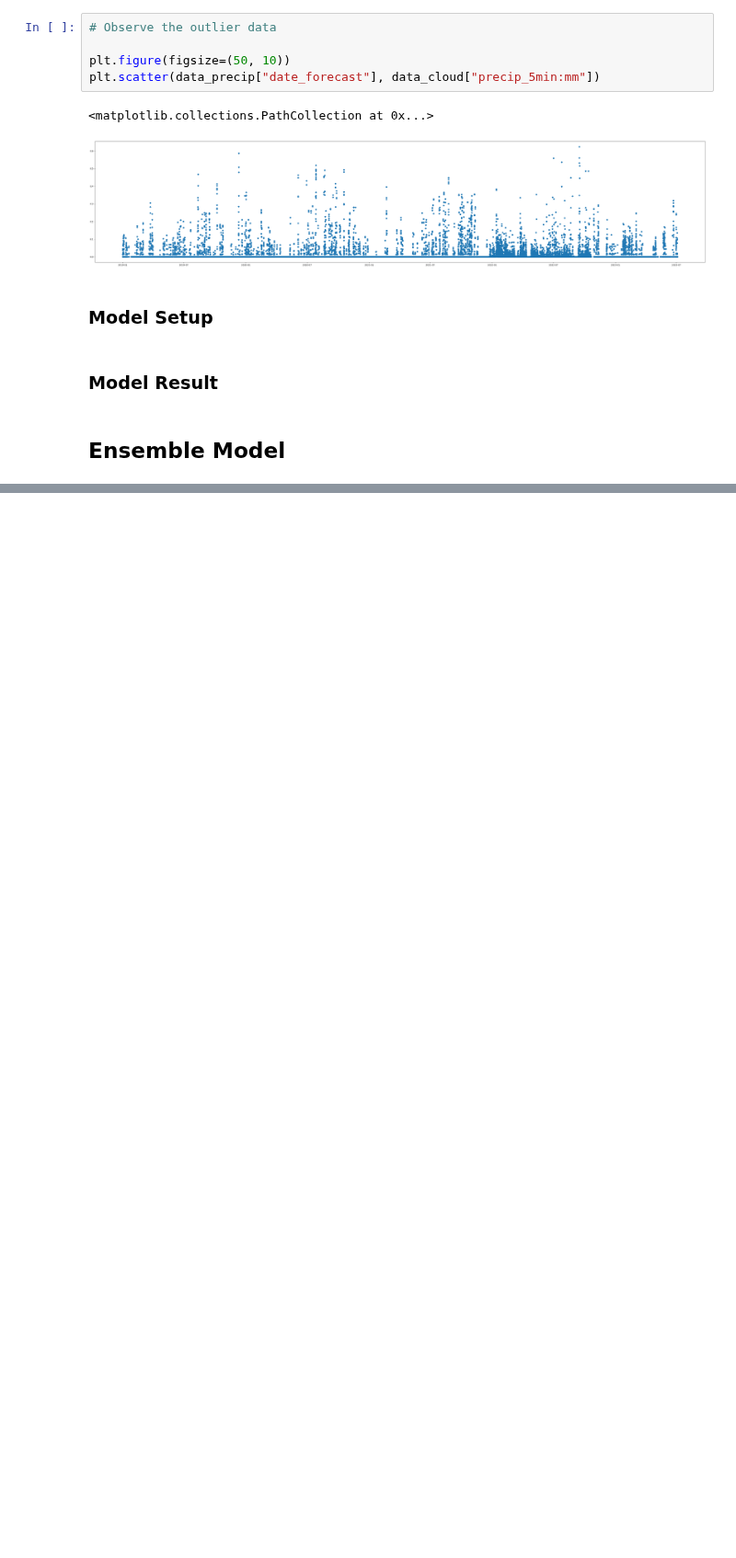
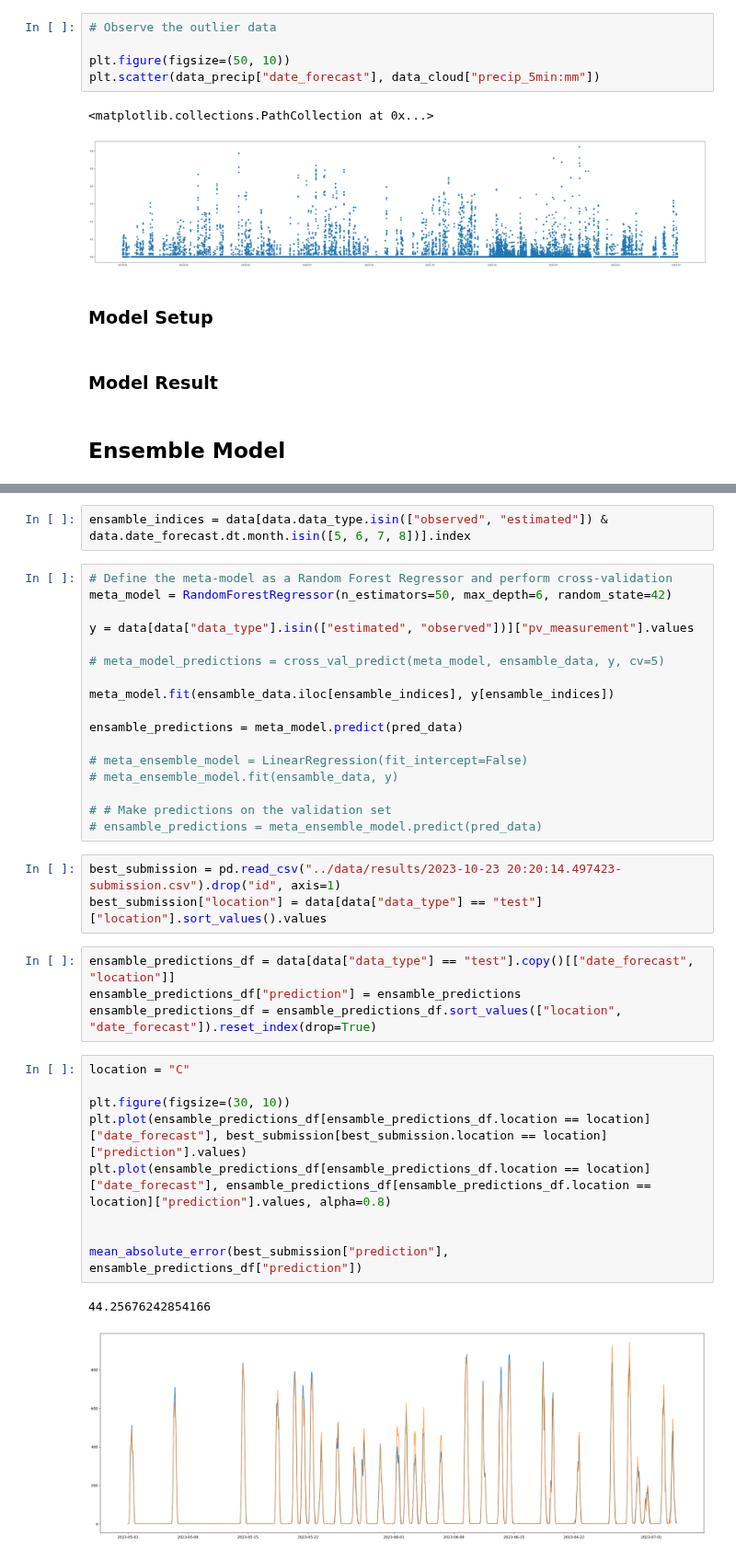
Before and after one commit to mathiasraa/tdt4173-forecasting, a Jupyter notebook: notebooks/modeling.ipynb, the cells around one changed output, grey strips where cells are left out. Shown at 92% size. Drawn from its saved outputs; the diff is of its cells as text; blank space fills up the shorter version.

```diff
--- a/notebooks/modeling.ipynb
+++ b/notebooks/modeling.ipynb
@@ -153,0 +646,38 @@ plt.scatter(data_precip["date_forecast"], data_cloud["precip_5min:mm"])
+# %%
+ensamble_indices = data[data.data_type.isin(["observed", "estimated"]) & data.date_forecast.dt.month.isin([5, 6, 7, 8])].index
+# %%
+# Define the meta-model as a Random Forest Regressor and perform cross-validation
+meta_model = RandomForestRegressor(n_estimators=50, max_depth=6, random_state=42)
+
+y = data[data["data_type"].isin(["estimated", "observed"])]["pv_measurement"].values
+
+# meta_model_predictions = cross_val_predict(meta_model, ensamble_data, y, cv=5)
+
+meta_model.fit(ensamble_data.iloc[ensamble_indices], y[ensamble_indices])
+
+ensamble_predictions = meta_model.predict(pred_data)
+
+# meta_ensemble_model = LinearRegression(fit_intercept=False)
+# meta_ensemble_model.fit(ensamble_data, y)
+
+# # Make predictions on the validation set
+# ensamble_predictions = meta_ensemble_model.predict(pred_data)
+# %%
+best_submission = pd.read_csv("../data/results/2023-10-23 20:20:14.497423-submission.csv").drop("id", axis=1)
+best_submission["location"] = data[data["data_type"] == "test"]["location"].sort_values().values
+# %%
+ensamble_predictions_df = data[data["data_type"] == "test"].copy()[["date_forecast", "location"]]
+ensamble_predictions_df["prediction"] = ensamble_predictions
+ensamble_predictions_df = ensamble_predictions_df.sort_values(["location", "date_forecast"]).reset_index(drop=True)
+# %%
+location = "C"
+
+plt.figure(figsize=(30, 10))
+plt.plot(ensamble_predictions_df[ensamble_predictions_df.location == location]["date_forecast"], best_submission[best_submission.location == location]["prediction"].values)
+plt.plot(ensamble_predictions_df[ensamble_predictions_df.location == location]["date_forecast"], ensamble_predictions_df[ensamble_predictions_df.location == location]["prediction"].values, alpha=0.8)
+
+
+mean_absolute_error(best_submission["prediction"], ensamble_predictions_df["prediction"])
+# %% [output]
+44.25676242854166
+[figure, added]
```
Also changed, not shown: parts of 72 cells of this notebook.
